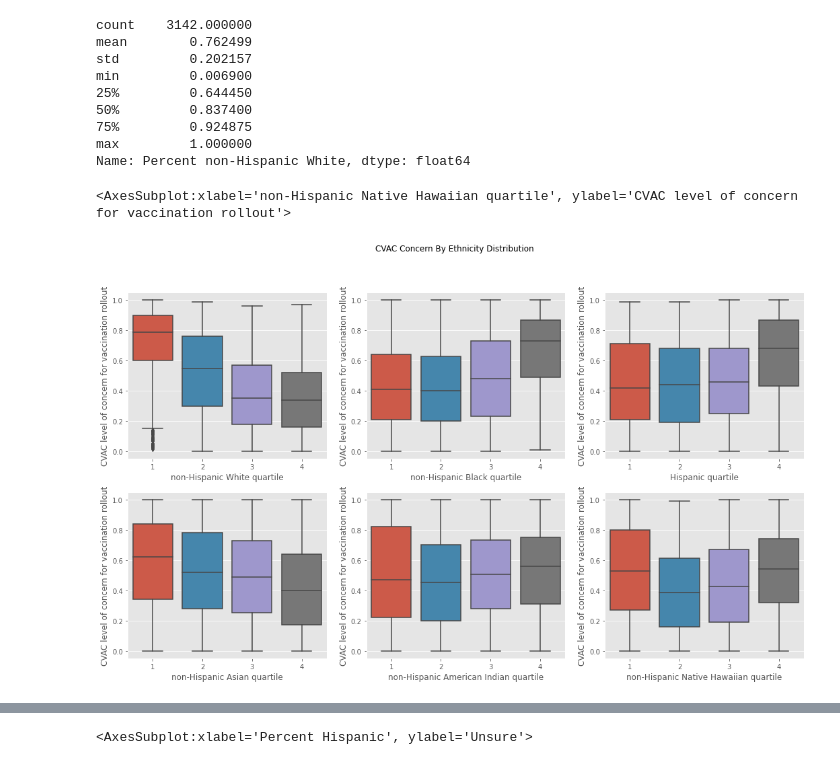
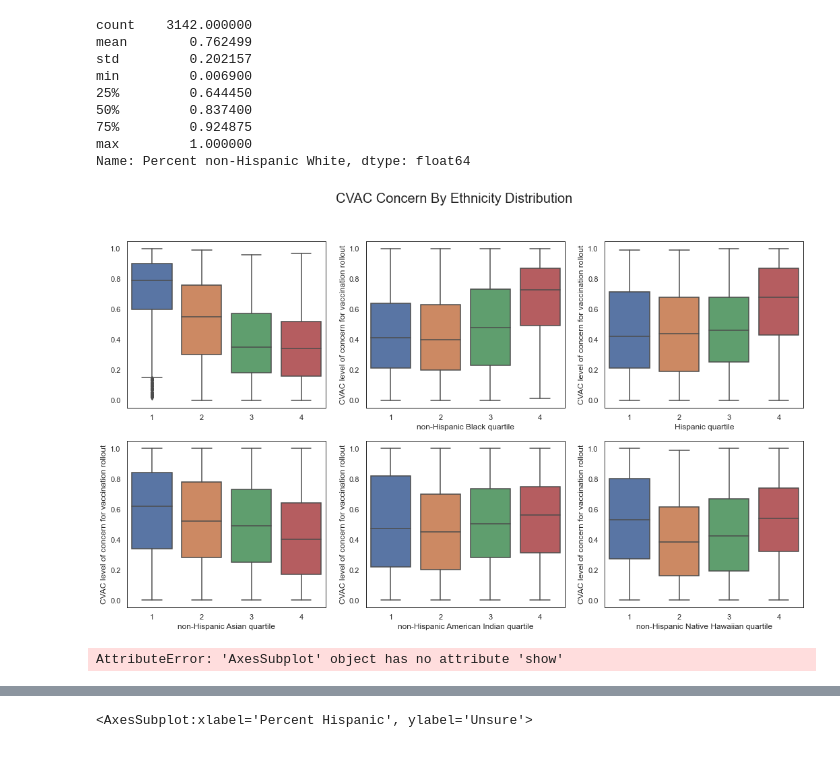
Before and after one commit to ireenab/Vaccine_Hesitancy_DAP_ProjectI, a Jupyter notebook: vacc_hesit.ipynb, the cells around one changed output, grey strips where cells are left out. Cells and saved outputs as stored; diff of their text form; code cells hidden in the pictures.

```diff
--- a/vacc_hesit.ipynb
+++ b/vacc_hesit.ipynb
@@ -277,17 +280,26 @@ min         0.006900
 max         1.000000
 Name: Percent non-Hispanic White, dtype: float64
 # %%
+# All 6 boxplots created as subplots for comparison
 fig, axes = plt.subplots(2,3, figsize =(18,10), sharey = False)
-fig.suptitle('CVAC Concern By Ethnicity Distribution')
-sns.boxplot(ax =axes[0,0], x='non-Hispanic White quartile', y='CVAC level of concern for vaccination rollout', data=vacc)
-sns.boxplot(ax =axes[0,1], x='non-Hispanic Black quartile', y='CVAC level of concern for vaccination rollout', data=vacc)
-sns.boxplot(ax =axes[0,2], x='Hispanic quartile', y='CVAC level of concern for vaccination rollout', data=vacc)
-sns.boxplot(ax =axes[1,0], x='non-Hispanic Asian quartile', y='CVAC level of concern for vaccination rollout', data=vacc)
-sns.boxplot(ax =axes[1,1], x='non-Hispanic American Indian quartile', y='CVAC level of concern for vaccination rollout', data=vacc)
-sns.boxplot(ax =axes[1,2], x='non-Hispanic Native Hawaiian quartile', y='CVAC level of concern for vaccination rollout', data=vacc)
+fig.suptitle('CVAC Concern By Ethnicity Distribution', fontsize =20)
+# b.set_xlabel("X Label",fontsize=30)
+# b.set_ylabel("Y Label",fontsize=20)
+# b.tick_params(labelsize=5)
+
+wq = sns.boxplot(ax =axes[0,0], x='non-Hispanic White quartile', y='CVAC level of concern for vaccination rollout', data=vacc, palette ='deep').set(ylabel = None, xlabel = None)
+bq = sns.boxplot(ax =axes[0,1], x='non-Hispanic Black quartile', y='CVAC level of concern for vaccination rollout', data=vacc, palette ='deep')
+hq = sns.boxplot(ax =axes[0,2], x='Hispanic quartile', y='CVAC level of concern for vaccination rollout', data=vacc, palette ='deep')
+aq = sns.boxplot(ax =axes[1,0], x='non-Hispanic Asian quartile', y='CVAC level of concern for vaccination rollout', data=vacc, palette ='deep')
+aiq = sns.boxplot(ax =axes[1,1], x='non-Hispanic American Indian quartile', y='CVAC level of concern for vaccination rollout', data=vacc, palette ='deep')
+nh = sns.boxplot(ax =axes[1,2], x='non-Hispanic Native Hawaiian quartile', y='CVAC level of concern for vaccination rollout', data=vacc, palette ='deep')
 # %% [output]
-<AxesSubplot:xlabel='non-Hispanic Native Hawaiian quartile', ylabel='CVAC level of concern for vaccination rollout'>
-[figure, old version]
+[figure, new version]
+# %%
+wq.set(ylabel = None, xlabel = None)
+wq.show()
+# %% [output]
+AttributeError: 'AxesSubplot' object has no attribute 'show'
 # %%
 vacc.to_csv("Vaccine_Hesitance_2.csv", index= False)
 # %%
```
Also changed, not shown: parts of 57 cells of this notebook.
